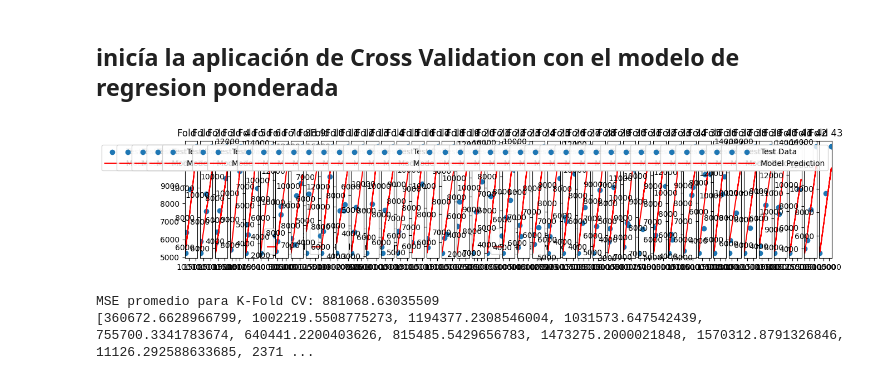
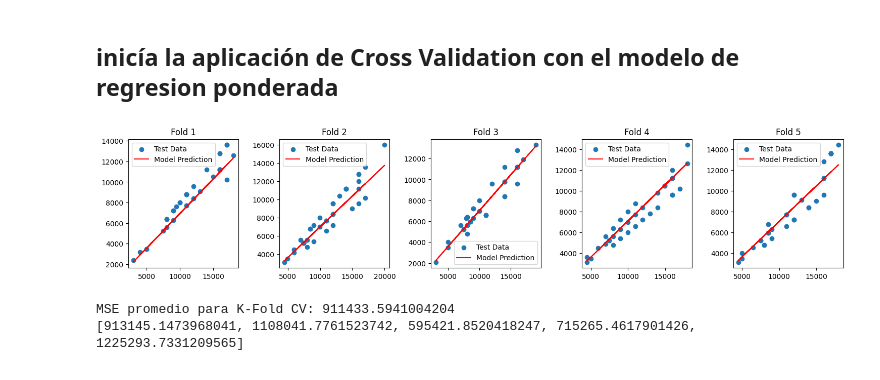
Before and after one commit to pau1ag/caso1, a Jupyter notebook: cross.ipynb, the cells around one changed output. Drawn from its saved outputs; the diff is of its cells as text; code cells hidden in the pictures.

```diff
--- a/cross.ipynb
+++ b/cross.ipynb
@@ -98,2 +113,0 @@ df_nuevo = df_atip_reviews[df_atip_reviews['listing_price'] != 0]
-# %%
-df_nuevo['resta'] = df_nuevo['sale_price'] - df_nuevo['listing_price']
@@ -106,8 +136,8 @@ See the caveats in the documentation: https://pandas.pydata.org/pandas-docs/stab
 # %%
 
 # Calculate the quartiles and the IQR
-Q1 = df_nuevo['sale_price'].quantile(0.25)
-Q3 = df_nuevo['sale_price'].quantile(0.75)
+Q1 = df_filtrado['sale_price'].quantile(0.25)
+Q3 = df_filtrado['sale_price'].quantile(0.75)
 IQR = Q3 - Q1
 
 # Calculate the lower and upper bounds for outliers
@@ -115,7 +145,7 @@ lower_bound = Q1 - 1.5* IQR
 upper_bound = Q3 + 1.5* IQR
 
 # Identify and remove outliers
-df_no_outliers = df_nuevo[(df_nuevo['sale_price'] > lower_bound) & (df_nuevo['sale_price'] < upper_bound)]
+df_no_outliers = df_filtrado[(df_nuevo['sale_price'] > lower_bound) & (df_imputacion['sale_price'] < upper_bound)]
 
 # Create a scatter plot
 plt.scatter(df_no_outliers['listing_price'], df_no_outliers['sale_price'])
@@ -144,16 +173,0 @@ plt.show()
-# %%
-# Definir las variables independientes y la variable dependiente
-X = df_no_outliers[['listing_price']]
-y = df_no_outliers['sale_price']
-
-# Añadir una constante al conjunto de datos para ajustar el intercepto
-X = sm.add_constant(X)
-
-# Crear un modelo de regresión ponderada
-modelo = sm.WLS(y, X, weights=1/df_no_outliers['sale_price']**2)
-
-# Ajustar el modelo a los datos
-resultados = modelo.fit()
-
-# Imprimir el resumen del modelo
-print(resultados.summary())
@@ -177,0 +174,18 @@ strong multicollinearity or other numerical problems.
+# %%
+df_no_outliers = pd.DataFrame(df_no_outliers)
+
+# Añadir una columna de unos para el término de intercepción
+df_no_outliers['intercept'] = 1
+
+# Definir las variables independiente (X) y dependiente (y)
+X = df_no_outliers[['intercept', 'listing_price']]
+y = df_no_outliers['sale_price']
+print(X.head())
+# Crear el modelo de regresión
+model = sm.OLS(y, X)
+
+# Ajustar el modelo a los datos
+results = model.fit()
+
+# Obtener los resultados
+print(results.summary())
@@ -181,7 +213,7 @@ strong multicollinearity or other numerical problems.
 
 # Método 1: K-Fold Cross-Validation
 
-k =43# Número de pliegues
+k =5# Número de pliegues
 kf = KFold(n_splits=k, shuffle=True, random_state=0)
 
 # Lista para almacenar los MSE de cada pliegue
@@ -202,33 +234,33 @@ for train_idx, test_idx in kf.split(X):
     resultados_fold = modelo_fold.fit()
 
     # Evaluar el modelo en el conjunto de prueba
     y_pred = resultados_fold.predict(X_test)
 
     # Calcular el Error Cuadrático Medio (MSE) para este pliegue
     mse = np.mean((y_test - y_pred) ** 2)
     mse_scores.append(mse)
 
     # Visualizar el ajuste del modelo para cada pliegue
     plt.subplot(2, k, fold)
     plt.scatter(X_test['listing_price'], y_test, label='Test Data')
     plt.plot(X_test['listing_price'], y_pred, label='Model Prediction', color='red')
     plt.title(f'Fold {fold}')
     plt.legend()
     fold += 1
 
 # Calcular el MSE promedio para los pliegues
 mean_mse = np.mean(mse_scores)
 
 # Ajustar los espacios entre las gráficas para que se vean mejor
 plt.tight_layout()
 
 # Mostrar los resultados de la validación cruzada
 plt.show()
 
 # Mostrar el MSE promedio para los pliegues
 print(f"MSE promedio para K-Fold CV: {mean_mse}")
 print(mse_scores)
 # %% [output]
-[figure, old version]
+[figure, new version]
-MSE promedio para K-Fold CV: 881068.63035509
-[360672.6628966799, 1002219.5508775273, 1194377.2308546004, 1031573.647542439, 755700.3341783674, 640441.2200403626, 815485.5429656783, 1473275.2000021848, 1570312.8791326846, 11126.292588633685, 2371 ...
+MSE promedio para K-Fold CV: 911433.5941004204
+[913145.1473968041, 1108041.7761523742, 595421.8520418247, 715265.4617901426, 1225293.7331209565]
```
Also changed, not shown: parts of 9 cells of this notebook.
